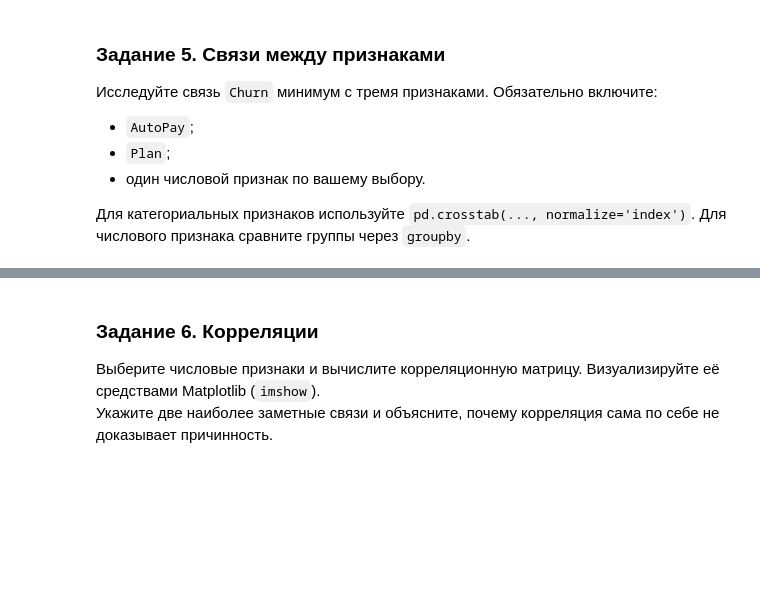
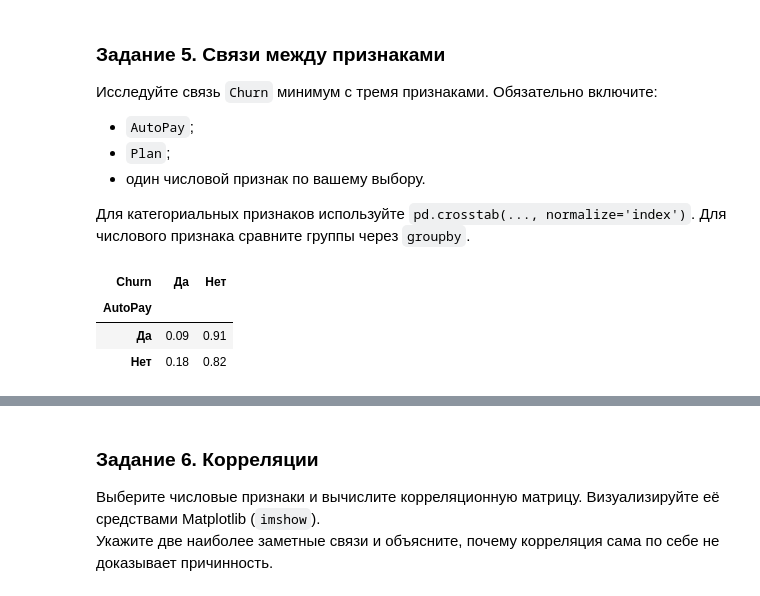
Before and after one commit to PurpleSwtr/asu-ai-environment, a Jupyter notebook: labs/lab1/lab1.ipynb, the cells around one changed output, grey strips where cells are left out. Saved outputs shown, nothing was run; the diff lists cells and outputs as text; code cells hidden in the pictures; blank space fills up the shorter version.

```diff
--- a/labs/lab1/lab1.ipynb
+++ b/labs/lab1/lab1.ipynb
@@ -360,4 +364,9 @@ plt.boxplot(clean_df["MonthlySpend"])
 
 Для категориальных признаков используйте `pd.crosstab(..., normalize='index')`. Для числового признака сравните группы через `groupby`.
 # %%
-# Ваш код
+pd.crosstab(clean_df['AutoPay'], clean_df['Churn'], normalize='index')
+# %% [output]
+| Churn | Да | Нет |
+| AutoPay |  |  |
+| Да | 0.09 | 0.91 |
+| Нет | 0.18 | 0.82 |
```
Also changed, not shown: parts of 12 cells of this notebook.
